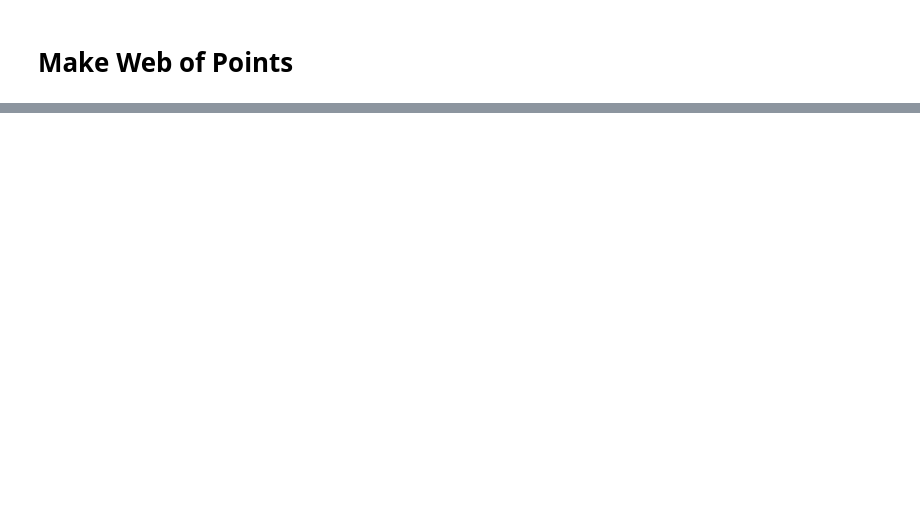
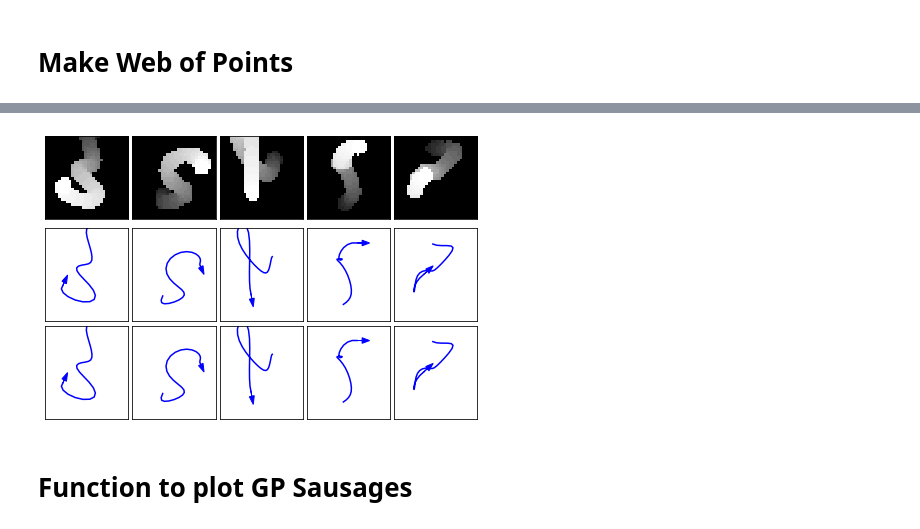
Before and after one commit to scrambledpie/GPVAE, a Jupyter notebook: plot_web.ipynb, the cells around one changed output, grey strips where cells are left out. Cells and saved outputs as stored; diff of their text form; code cells hidden in the pictures; blank space fills up the shorter version.

```diff
--- a/plot_web.ipynb
+++ b/plot_web.ipynb
@@ -294,0 +487,4 @@ array([1])
+# %%
+# Get the numbers!
+pm_SIN  = get_qnet(video=Test_Batches[0][1], model='SIN', post_mean=True)
+pm_VAE = get_qnet(video=Test_Batches[0][1], model='VAE', post_mean=True)
@@ -294,0 +502,3 @@ array([1])
+# %%
+pm_SIN, _,_,_ = MSE_rotation(pm_SIN, Test_Batches[0][0])
+pm_VAE, _,_,_ = MSE_rotation(pm_VAE, Test_Batches[0][0])
@@ -294,0 +550,17 @@ array([1])
+# %%
+fig, ax = plt.subplots(3,5, figsize = (6, 4))
+# fig.tight_layout()
+
+fig.subplots_adjust(left=0, bottom=0, right=1, top=1, wspace=0.05, hspace=0.05)
+
+for i in range(5):
+
+    plot_heatmap(Test_Batches[0][1][i,:,:,:], ax[0][i])
+    plot_latent_path(pm_VAE[i,:,:], Test_Batches[0][0][i,:], ax[1][i])
+    plot_latent_path(pm_SIN[i,:,:], Test_Batches[0][0][i,:], ax[2][i])
+
+fig.savefig("/Users/academic/AABI_plots/vid_latents.pdf")
+# %% [output]
+[figure, added]
+# %% [markdown]
+# Function to plot GP Sausages
```
Also changed, not shown: parts of 28 cells of this notebook.
